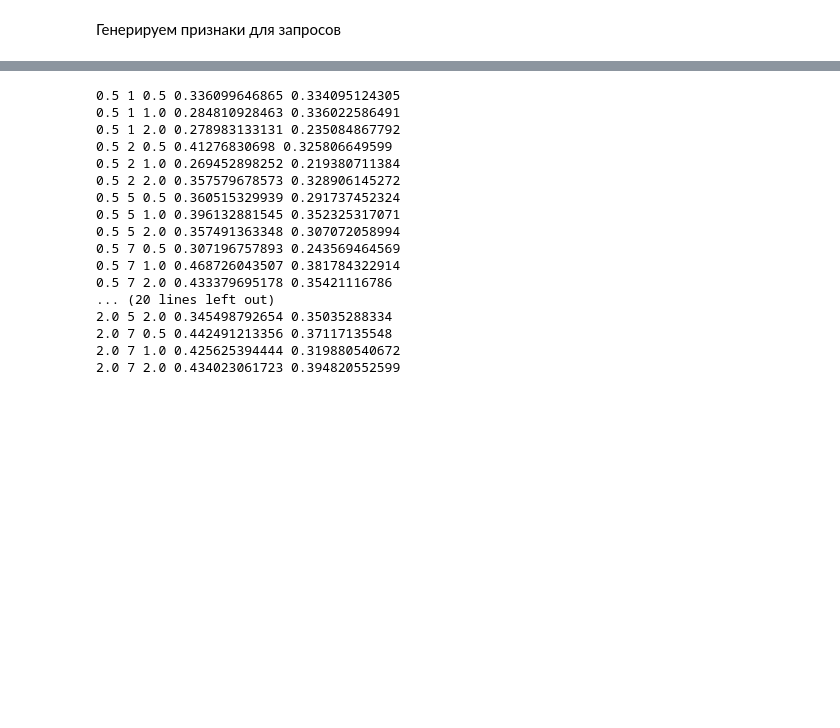
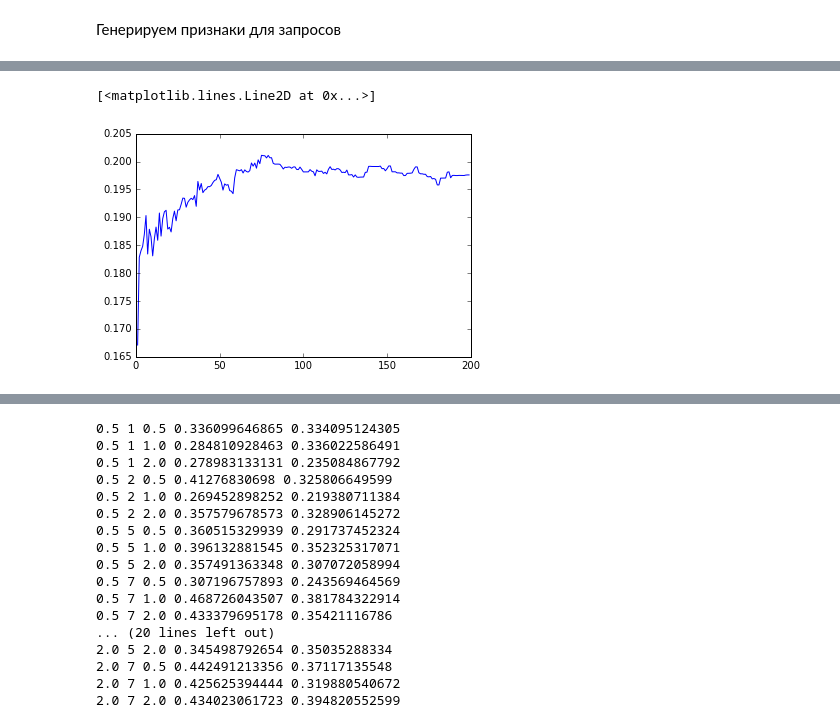
Before and after one commit to kirivasile/lambdamart, a Jupyter notebook: LambdaMART.ipynb, the cells around one changed output, grey strips where cells are left out. Cells and saved outputs as stored; diff of their text form; code cells hidden in the pictures; blank space fills up the shorter version.

```diff
--- a/LambdaMART.ipynb
+++ b/LambdaMART.ipynb
@@ -164,7 +224,7 @@ class LambdaMART:
 # Проверка на части датасета MQ2007
 fin = open('train.txt', 'r')
 
-num_elems = 2000
+num_elems = 10000
 X = np.zeros((num_elems, 46))
 y = np.zeros(num_elems)
 queries = np.zeros(num_elems)
@@ -245,0 +416,20 @@ queries_full_train = np.append(queries_train, queries_valid, axis=0)
+# %%
+# Откроём сохранённые результаты fs
+with open('results_fs_200.txt','r+') as fin:
+    results_buf1 = []
+    lines = fin.readlines()
+    for line in lines:
+        tokens = line.split(' ')
+        results_buf1.append((int(tokens[1][:-1]), float(tokens[3][:-1]), float(tokens[5])))
+        #print tokens[1][:-1]
+        #print tokens[3][:-1]
+        #print tokens[5]
+# %%
+axis_x1 = map(lambda x: x[0], results_buf1)
+train_y1 = map(lambda x: x[1], results_buf1)
+test_y1 = map(lambda x: x[2], results_buf1)
+#pylab.plot(axis_x, train_y)
+pylab.plot(axis_x1, test_y1)
+# %% [output]
+[<matplotlib.lines.Line2D at 0x...>]
+[figure, added]
```
Also changed, not shown: parts of 28 cells of this notebook.
